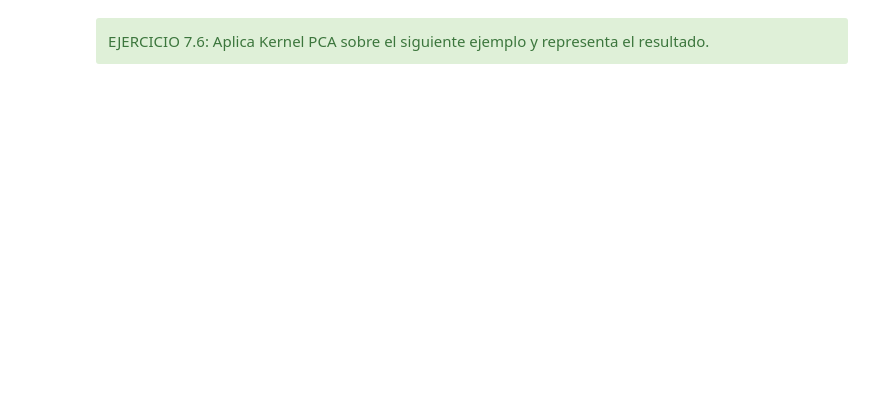
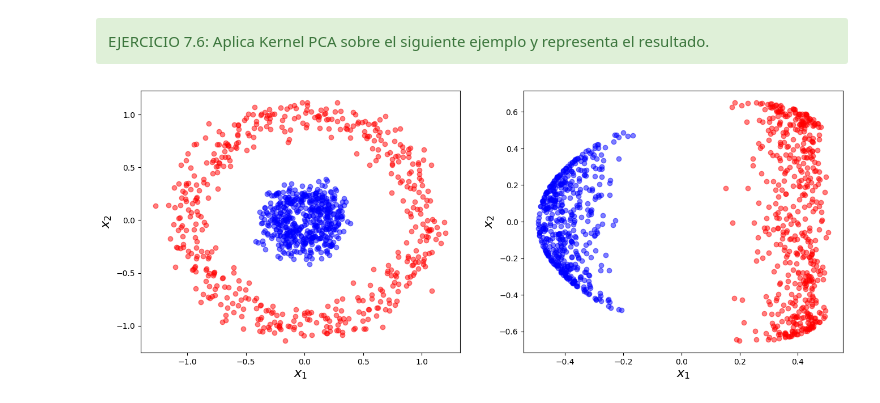
Before and after one commit to KeepCoding-IA-3/machine-learning, a Jupyter notebook: notebooks/7. SVMs y Métodos Kernel.ipynb, the cells around one changed output. Cells and saved outputs as stored; diff of their text form; code cells hidden in the pictures; blank space fills up the shorter version.

```diff
--- a/notebooks/7. SVMs y Métodos Kernel.ipynb
+++ b/notebooks/7. SVMs y Métodos Kernel.ipynb
@@ -576,24 +672,26 @@ EJERCICIO 7.6: Aplica Kernel PCA sobre el siguiente ejemplo y representa el resu
 # %%
 from sklearn.datasets import make_circles
 
 X, y = make_circles(n_samples=1000, random_state=123, noise=0.1, factor=0.2)
 
 # ... código aquí
-X_kpca = ...
+X_kpca = KernelPCA(n_components=2, kernel='rbf', gamma=1.5).fit_transform(X)
 
 plt.figure(figsize=(16,6))
 
 plt.subplot(1,2,1)
 plt.scatter(X[y==0, 0], X[y==0, 1], color='red', alpha=0.5)
 plt.scatter(X[y==1, 0], X[y==1, 1], color='blue', alpha=0.5)
 plt.xlabel("$x_1$", fontsize=16)
 plt.ylabel("$x_2$", fontsize=16)
 
 plt.subplot(1,2,2)
 plt.scatter(X_kpca[y==0, 0], X_kpca[y==0, 1], color='red', alpha=0.5)
 plt.scatter(X_kpca[y==1, 0], X_kpca[y==1, 1], color='blue', alpha=0.5)
 
 plt.xlabel("$x_1$", fontsize=16)
 plt.ylabel("$x_2$", fontsize=16)
 
 plt.show()
+# %% [output]
+[figure, added]
```
Also changed, not shown: parts of 27 cells of this notebook, 4 other files.
